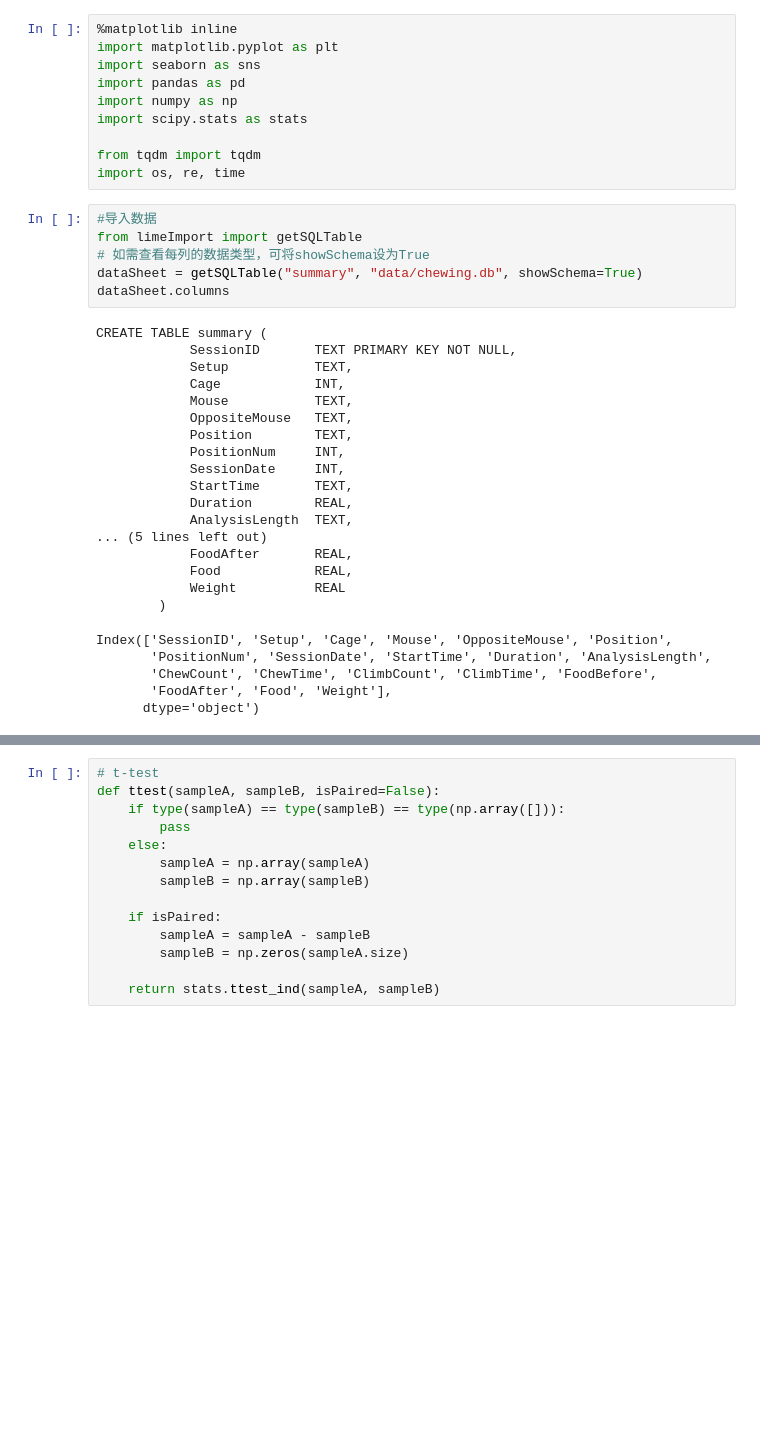
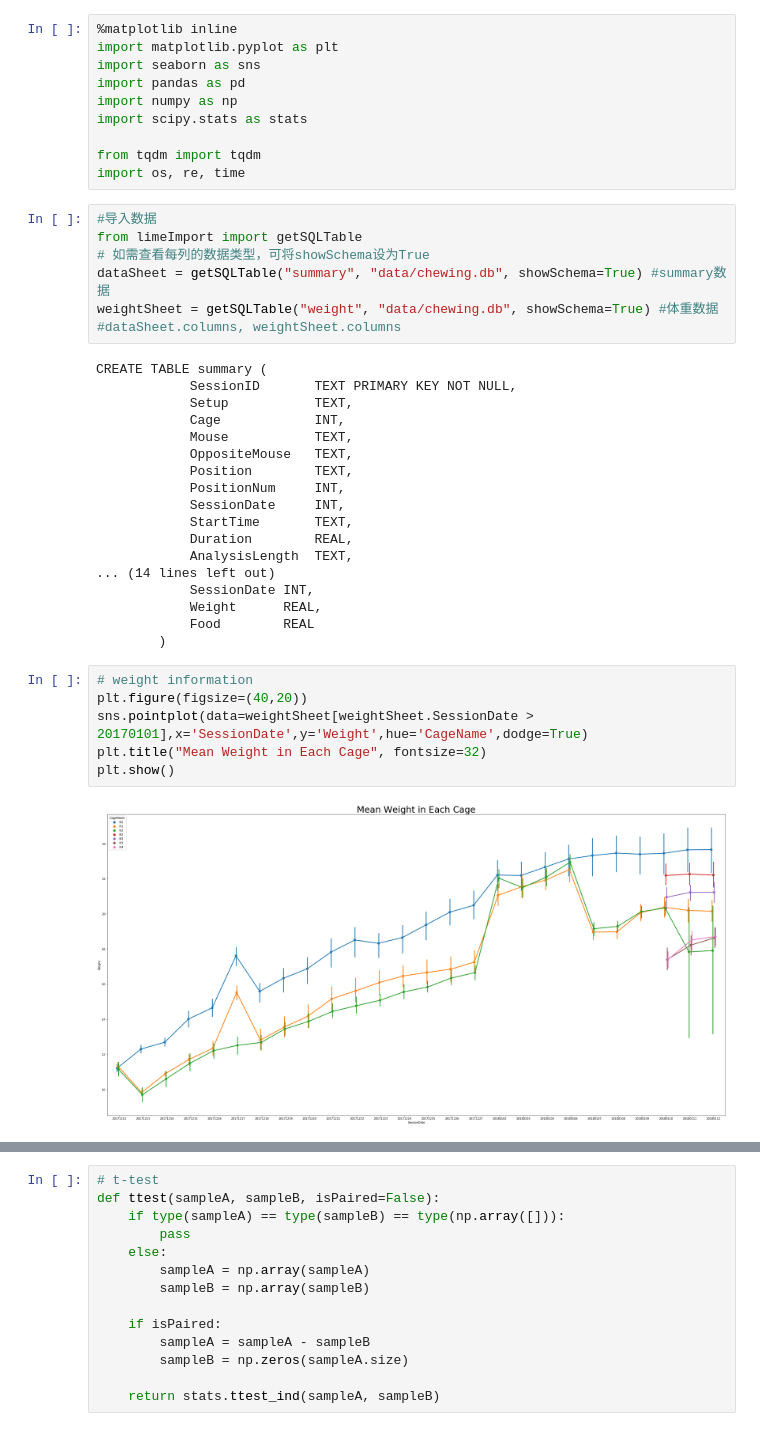
Before and after one commit to ZaneMuir/Lime, a Jupyter notebook: LimeDemonstration.ipynb, the cells around one changed output, grey strips where cells are left out. Saved outputs shown, nothing was run; the diff lists cells and outputs as text; blank space fills up the shorter version.

Commit message:
new weight table

```diff
--- a/LimeDemonstration.ipynb
+++ b/LimeDemonstration.ipynb
@@ -34,8 +34,9 @@ import os, re, time
 #导入数据
 from limeImport import getSQLTable
 # 如需查看每列的数据类型，可将showSchema设为True
-dataSheet = getSQLTable("summary", "data/chewing.db", showSchema=True)
-dataSheet.columns
+dataSheet = getSQLTable("summary", "data/chewing.db", showSchema=True) #summary数据
+weightSheet = getSQLTable("weight", "data/chewing.db", showSchema=True) #体重数据
+#dataSheet.columns, weightSheet.columns
 # %% [output]
 CREATE TABLE summary (
             SessionID       TEXT PRIMARY KEY NOT NULL,
@@ -49,13 +50,16 @@ CREATE TABLE summary (
             StartTime       TEXT,
             Duration        REAL,
             AnalysisLength  TEXT,
-... (5 lines left out)
-            FoodAfter       REAL,
-            Food            REAL,
-            Weight          REAL
+... (14 lines left out)
+            SessionDate INT,
+            Weight      REAL,
+            Food        REAL
         )
-Index(['SessionID', 'Setup', 'Cage', 'Mouse', 'OppositeMouse', 'Position',
-       'PositionNum', 'SessionDate', 'StartTime', 'Duration', 'AnalysisLength',
-       'ChewCount', 'ChewTime', 'ClimbCount', 'ClimbTime', 'FoodBefore',
-       'FoodAfter', 'Food', 'Weight'],
-      dtype='object')
+# %%
+# weight information
+plt.figure(figsize=(40,20))
+sns.pointplot(data=weightSheet[weightSheet.SessionDate > 20170101],x='SessionDate',y='Weight',hue='CageName',dodge=True)
+plt.title("Mean Weight in Each Cage", fontsize=32)
+plt.show()
+# %% [output]
+[figure, added]
```
Also changed, not shown: parts of 4 cells of this notebook, 7 other files.
